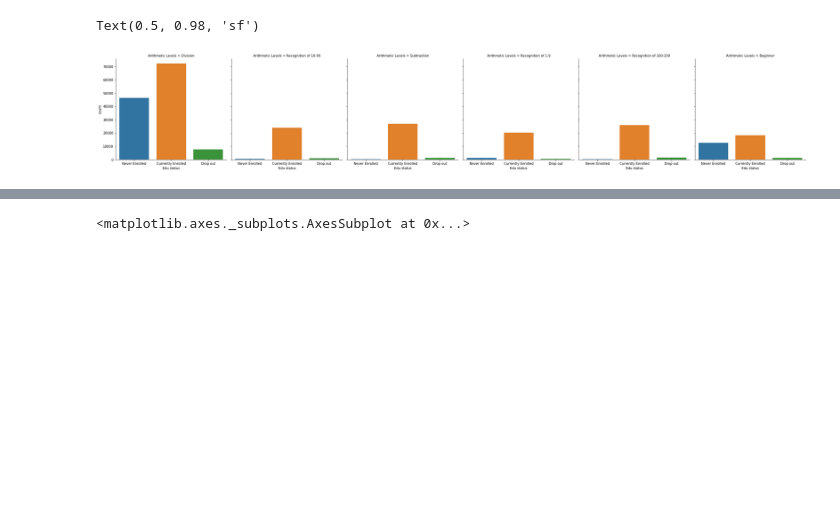
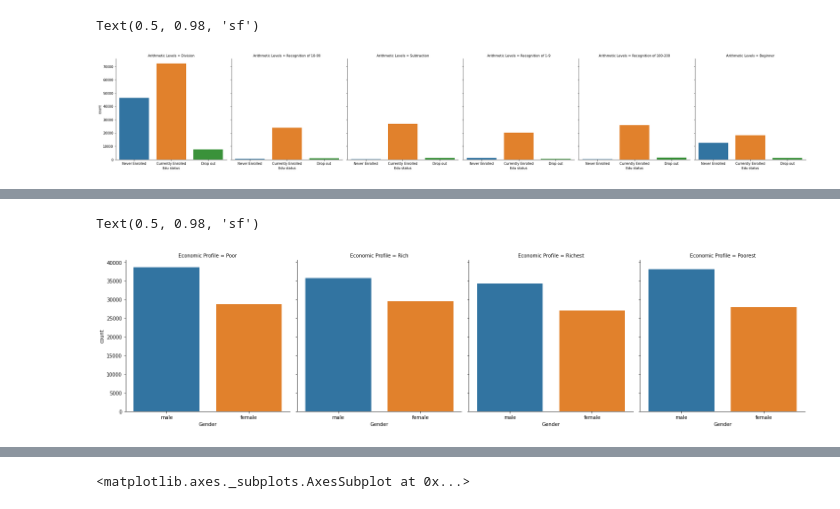
Before and after one commit to AliShujjat/DropOutRatesInPakistan, a Jupyter notebook: EDA.ipynb, the cells around one changed output, grey strips where cells are left out. Saved outputs shown, nothing was run; the diff lists cells and outputs as text; code cells hidden in the pictures; blank space fills up the shorter version.

```diff
--- a/EDA.ipynb
+++ b/EDA.ipynb
@@ -276,0 +318,7 @@ Text(0.5, 0.98, 'sf')
+# %%
+g = sns.catplot('Gender', col = 'Economic Profile',
+                data=data[data['Economic Profile'].notnull()], kind="count", dodge = False)
+fig.suptitle('sf')
+# %% [output]
+Text(0.5, 0.98, 'sf')
+[figure, added]
```
Also changed, not shown: parts of 15 cells of this notebook.
